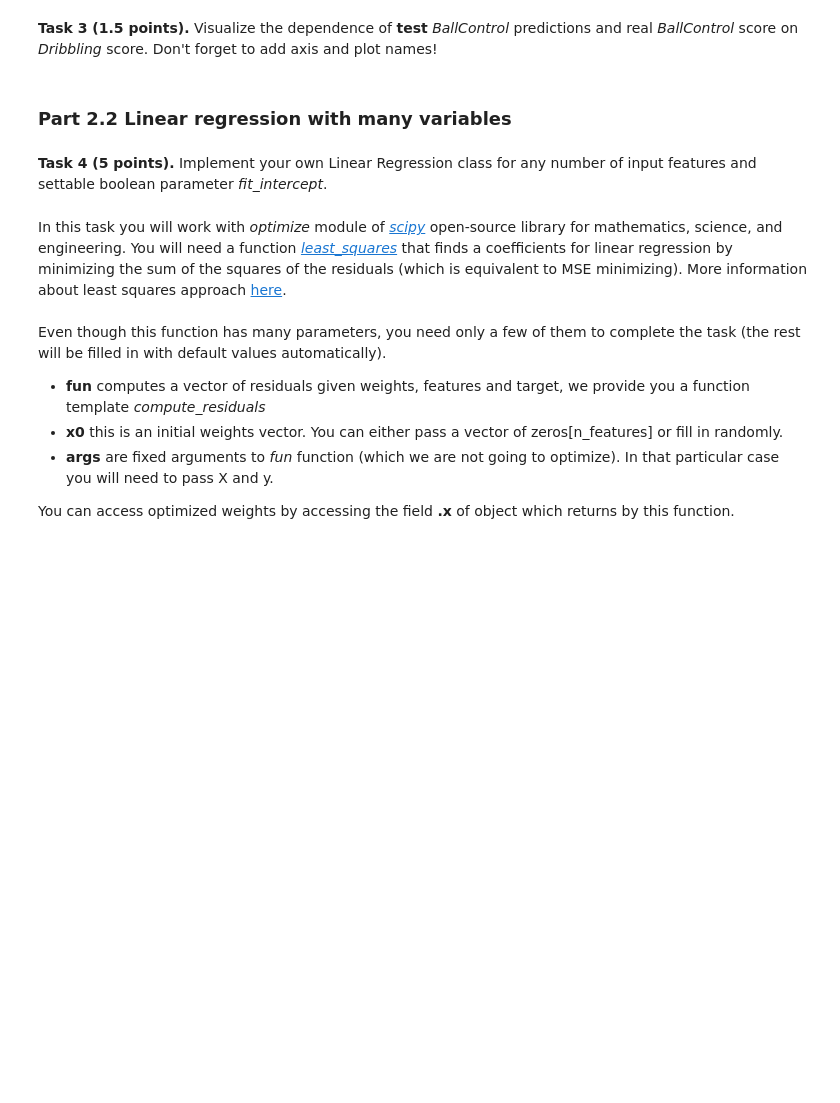
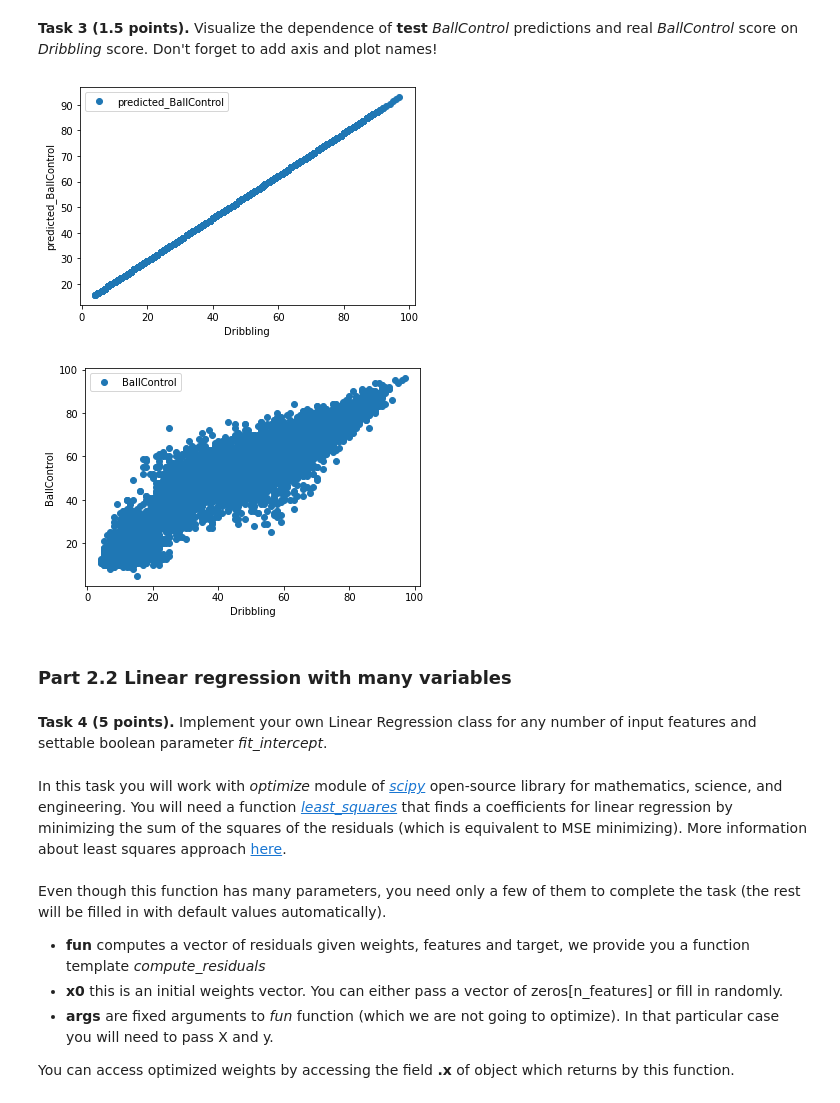
Before and after one commit to KostyaKulak/ml-intro, a Jupyter notebook: Seminar_and_homework/fifa.ipynb, the cells around one changed output. Cells and saved outputs as stored; diff of their text form; code cells hidden in the pictures; blank space fills up the shorter version.

```diff
--- a/Seminar_and_homework/fifa.ipynb
+++ b/Seminar_and_homework/fifa.ipynb
@@ -252,3 +250,16 @@ Train MSE 32.83777701482923, test MSE 33.02573846861461
+# %%
+data.plot(x='Dribbling',y='predicted_BallControl', style='o')
+plt.xlabel('Dribbling')
+plt.ylabel('predicted_BallControl')
+plt.show()
+
+data.plot(x='Dribbling',y='BallControl', style='o')
+plt.xlabel('Dribbling')
+plt.ylabel('BallControl')
+plt.show()
+# %% [output]
+[figure, added]
+[figure, added]
 # %% [markdown]
 ### Part 2.2 Linear regression with many variables
 # %% [markdown]
```
Also changed, not shown: parts of 5 cells of this notebook.
